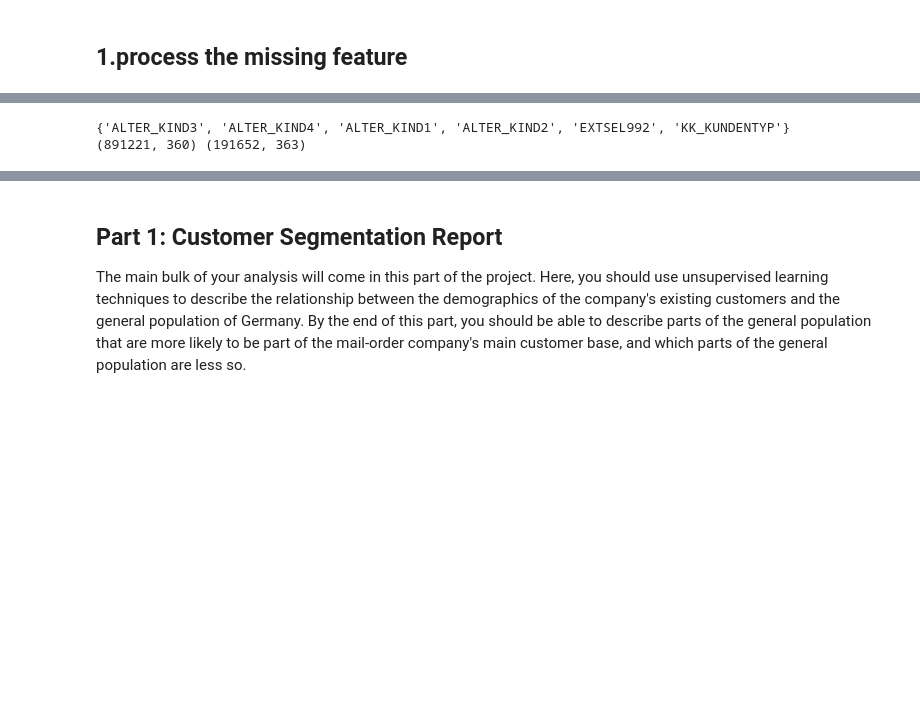
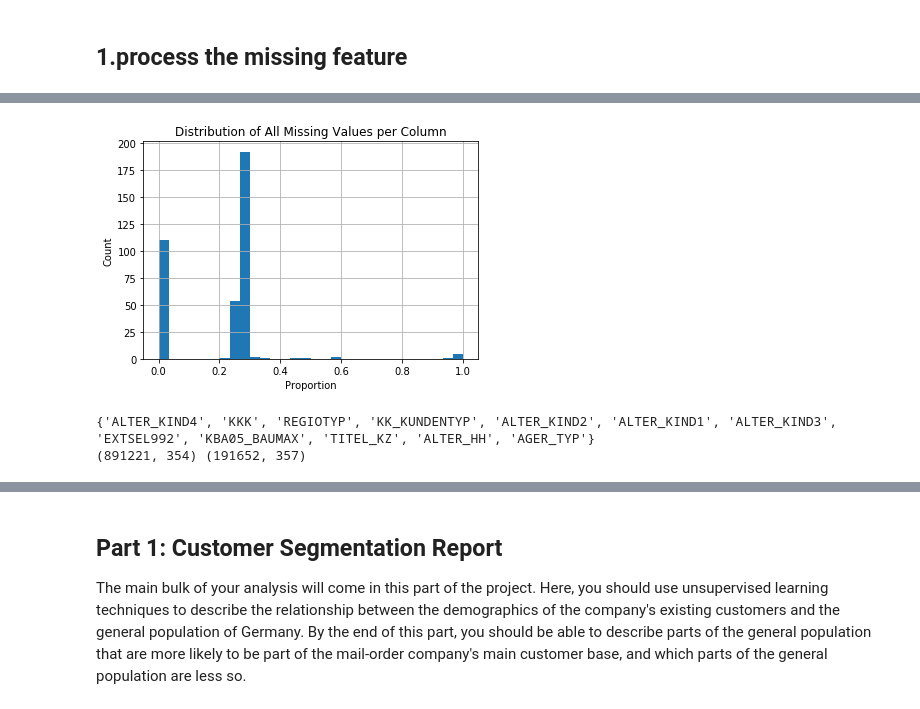
Before and after one commit to xueweiyema/ArvatoProject, a Jupyter notebook: Arvato Project Workbook.ipynb, the cells around one changed output, grey strips where cells are left out. Saved outputs shown, nothing was run; the diff lists cells and outputs as text; code cells hidden in the pictures; blank space fills up the shorter version.

```diff
--- a/Arvato Project Workbook.ipynb
+++ b/Arvato Project Workbook.ipynb
@@ -106,0 +124,4 @@ for i,v in DIAS_attributes.iterrows():
+# %%
+print(customers.isnull().mean().mean())
+customers=unknown2missing(customers)
+print(customers.isnull().mean().mean())
@@ -111,14 +146,17 @@ for i,v in DIAS_attributes.iterrows():
+# %%
+customers_col_null.hist(bins=30)
+plt.xlabel('Proportion')
+plt.ylabel('Count')
+plt.title('Distribution of All Missing Values per Column');
+# %% [output]
+[figure, added]
 # %%
-#remove the features that has over 50% missing rate
-
-azdias_null=(azdias.isnull().sum()/len(azdias)).sort_values(ascending=False)
-customers_null=(customers.isnull().sum()/len(customers)).sort_values(ascending=False)
-
-remove_features=set(azdias_null[azdias_null>0.5].index)|set(customers_null[customers_null>0.5].index)
+#remove the features that has over 30% missing rate
+remove_features=set(azdias_col_null[azdias_col_null>0.3].index)|set(customers_col_null[customers_col_null>0.3].index)
 print(remove_features)
 azdias.drop(labels=remove_features,axis=1,inplace=True)
 customers.drop(labels=remove_features,axis=1,inplace=True)
 print(azdias.shape,customers.shape)
 # %% [output]
-{'ALTER_KIND3', 'ALTER_KIND4', 'ALTER_KIND1', 'ALTER_KIND2', 'EXTSEL992', 'KK_KUNDENTYP'}
-(891221, 360) (191652, 363)
+{'ALTER_KIND4', 'KKK', 'REGIOTYP', 'KK_KUNDENTYP', 'ALTER_KIND2', 'ALTER_KIND1', 'ALTER_KIND3', 'EXTSEL992', 'KBA05_BAUMAX', 'TITEL_KZ', 'ALTER_HH', 'AGER_TYP'}
+(891221, 354) (191652, 357)
```
Also changed, not shown: parts of 22 cells of this notebook.
